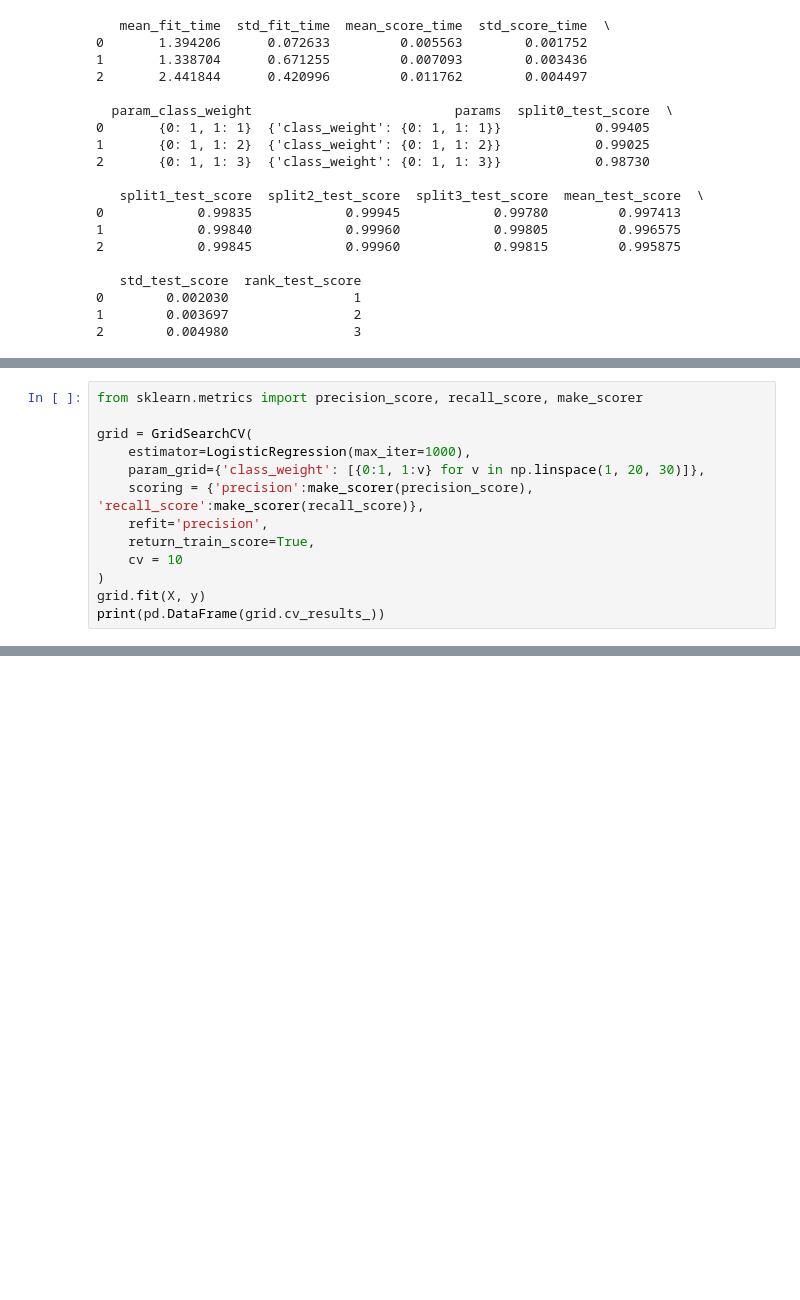
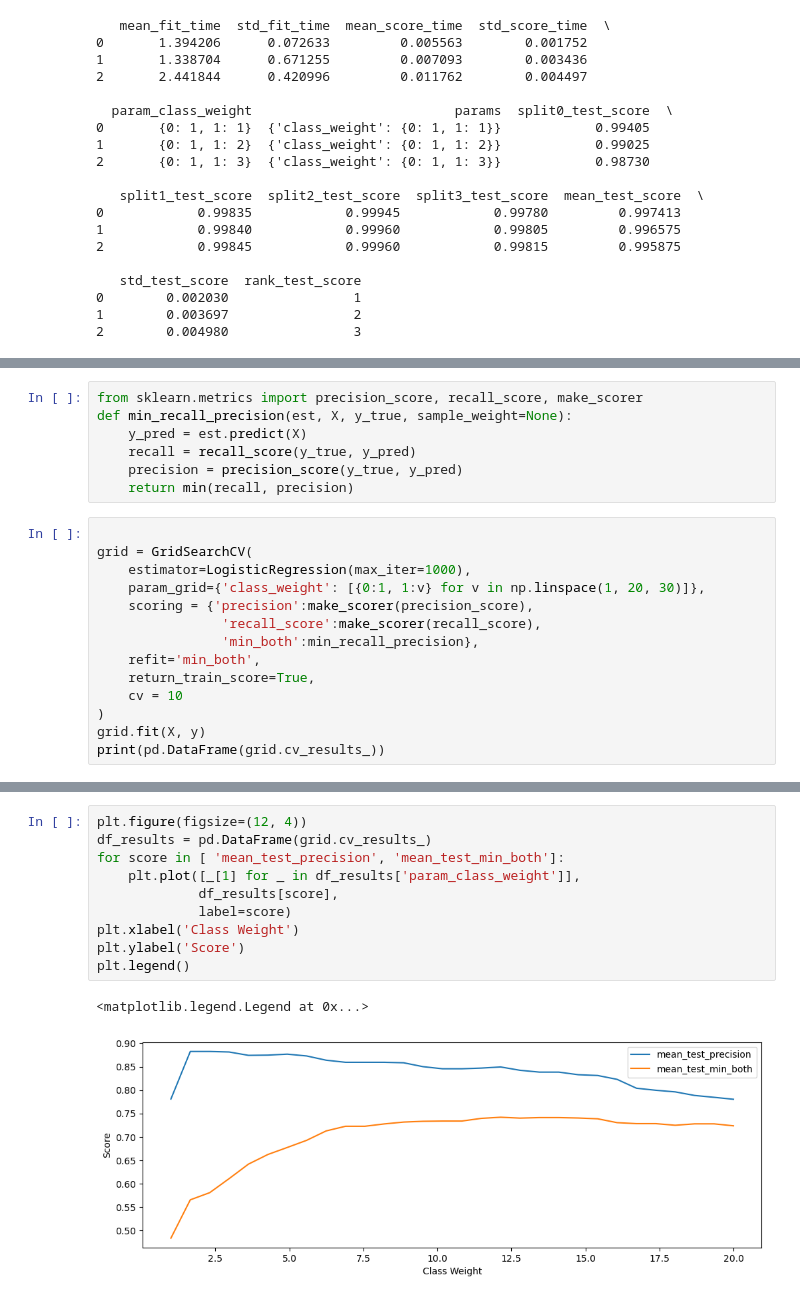
Before and after one commit to Simon371997/Data_Science, a Jupyter notebook: Sklearn/tutorial_stuff/05_metrics.ipynb, the cells around one changed output, grey strips where cells are left out. Saved outputs shown, nothing was run; the diff lists cells and outputs as text; blank space fills up the shorter version.

```diff
--- a/Sklearn/tutorial_stuff/05_metrics.ipynb
+++ b/Sklearn/tutorial_stuff/05_metrics.ipynb
@@ -85,12 +85,20 @@ print(grid_results)
 #### Deshalb wäre es sinnvoll eine andere Metrik zu nutzten
+# %%
+from sklearn.metrics import precision_score, recall_score, make_scorer
+def min_recall_precision(est, X, y_true, sample_weight=None):
+    y_pred = est.predict(X)
+    recall = recall_score(y_true, y_pred)
+    precision = precision_score(y_true, y_pred)
+    return min(recall, precision)
 # %%
-from sklearn.metrics import precision_score, recall_score, make_scorer
 
 grid = GridSearchCV(
     estimator=LogisticRegression(max_iter=1000),
     param_grid={'class_weight': [{0:1, 1:v} for v in np.linspace(1, 20, 30)]},
-    scoring = {'precision':make_scorer(precision_score), 'recall_score':make_scorer(recall_score)},
-    refit='precision',
+    scoring = {'precision':make_scorer(precision_score),
+                'recall_score':make_scorer(recall_score),
+                'min_both':min_recall_precision},
+    refit='min_both',
     return_train_score=True,
     cv = 10
 )
@@ -116,0 +136,13 @@ print(pd.DataFrame(grid.cv_results_))
+# %%
+plt.figure(figsize=(12, 4))
+df_results = pd.DataFrame(grid.cv_results_)
+for score in [ 'mean_test_precision', 'mean_test_min_both']:
+    plt.plot([_[1] for _ in df_results['param_class_weight']],
+             df_results[score],
+             label=score)
+plt.xlabel('Class Weight')
+plt.ylabel('Score')
+plt.legend()
+# %% [output]
+<matplotlib.legend.Legend at 0x...>
+[figure, added]
```
Also changed, not shown: parts of 3 cells of this notebook.
